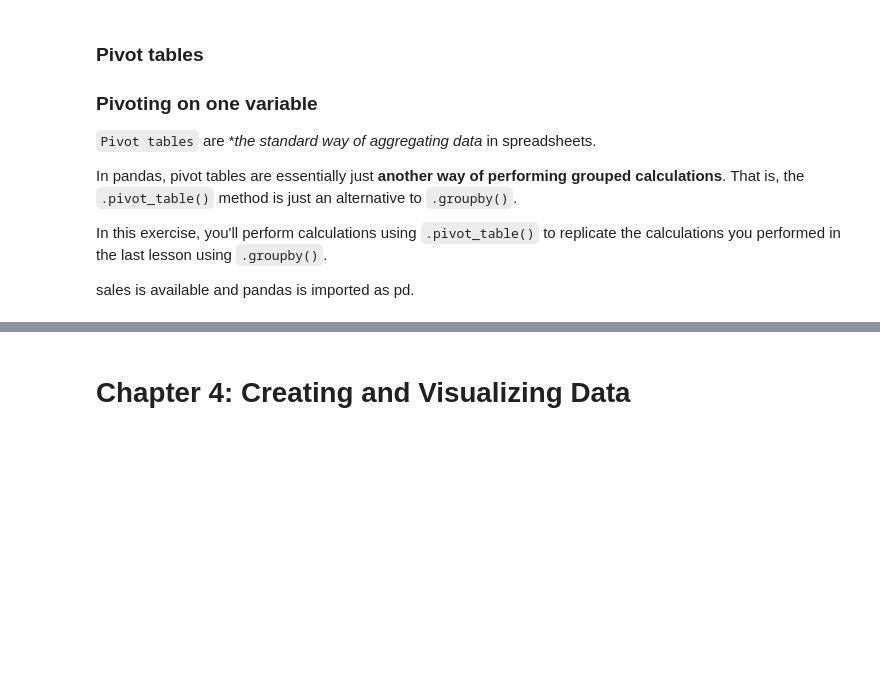
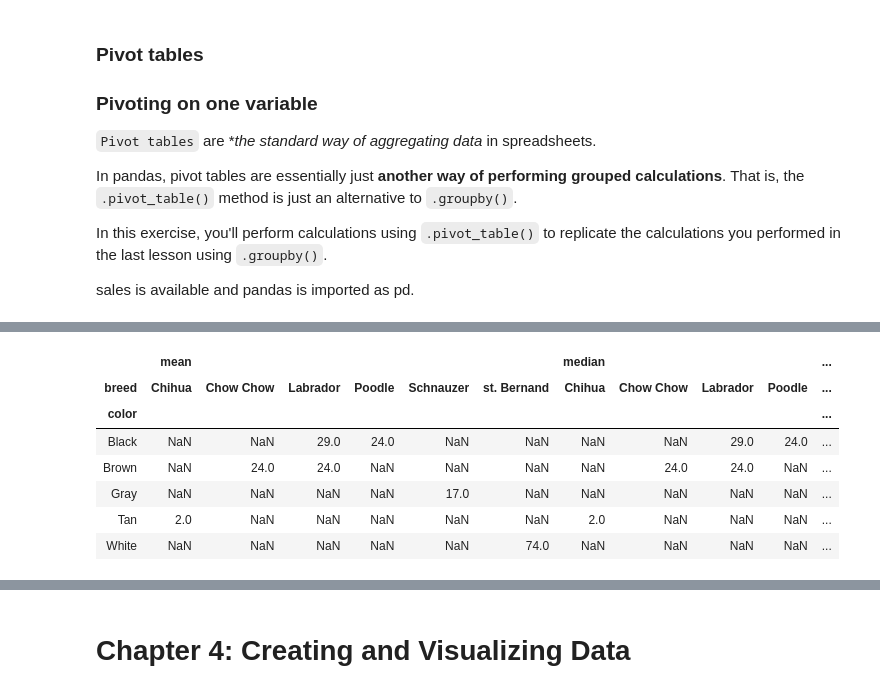
Before and after one commit to BeTKH/DataScieneinPython, a Jupyter notebook: 4. Data Manipulation with Panda.ipynb, the cells around one changed output, grey strips where cells are left out. Saved outputs shown, nothing was run; the diff lists cells and outputs as text; code cells hidden in the pictures; blank space fills up the shorter version.

```diff
--- a/4. Data Manipulation with Panda.ipynb
+++ b/4. Data Manipulation with Panda.ipynb
@@ -647,0 +669,3 @@ drop_dup_reg
+# %%
+vet_visits = pd.read_csv('dogs.csv')
+vet_visits
@@ -792,0 +1004,11 @@ sales is available and pandas is imported as pd.
+# %%
+vet_visits.pivot_table(values= 'weight_kg', index='color',columns= 'breed', aggfunc= [np.mean,np.median])
+# %% [output]
+|  | mean |  |  |  |  |  | median |  |  |  | ... |
+| breed | Chihua | Chow Chow | Labrador | Poodle | Schnauzer | st. Bernand | Chihua | Chow Chow | Labrador | Poodle | ... |
+| color |  |  |  |  |  |  |  |  |  |  | ... |
+| Black | NaN | NaN | 29.0 | 24.0 | NaN | NaN | NaN | NaN | 29.0 | 24.0 | ... |
+| Brown | NaN | 24.0 | 24.0 | NaN | NaN | NaN | NaN | 24.0 | 24.0 | NaN | ... |
+| Gray | NaN | NaN | NaN | NaN | 17.0 | NaN | NaN | NaN | NaN | NaN | ... |
+| Tan | 2.0 | NaN | NaN | NaN | NaN | NaN | 2.0 | NaN | NaN | NaN | ... |
+| White | NaN | NaN | NaN | NaN | NaN | 74.0 | NaN | NaN | NaN | NaN | ... |
```
Also changed, not shown: parts of 145 cells of this notebook, 7 other files.
